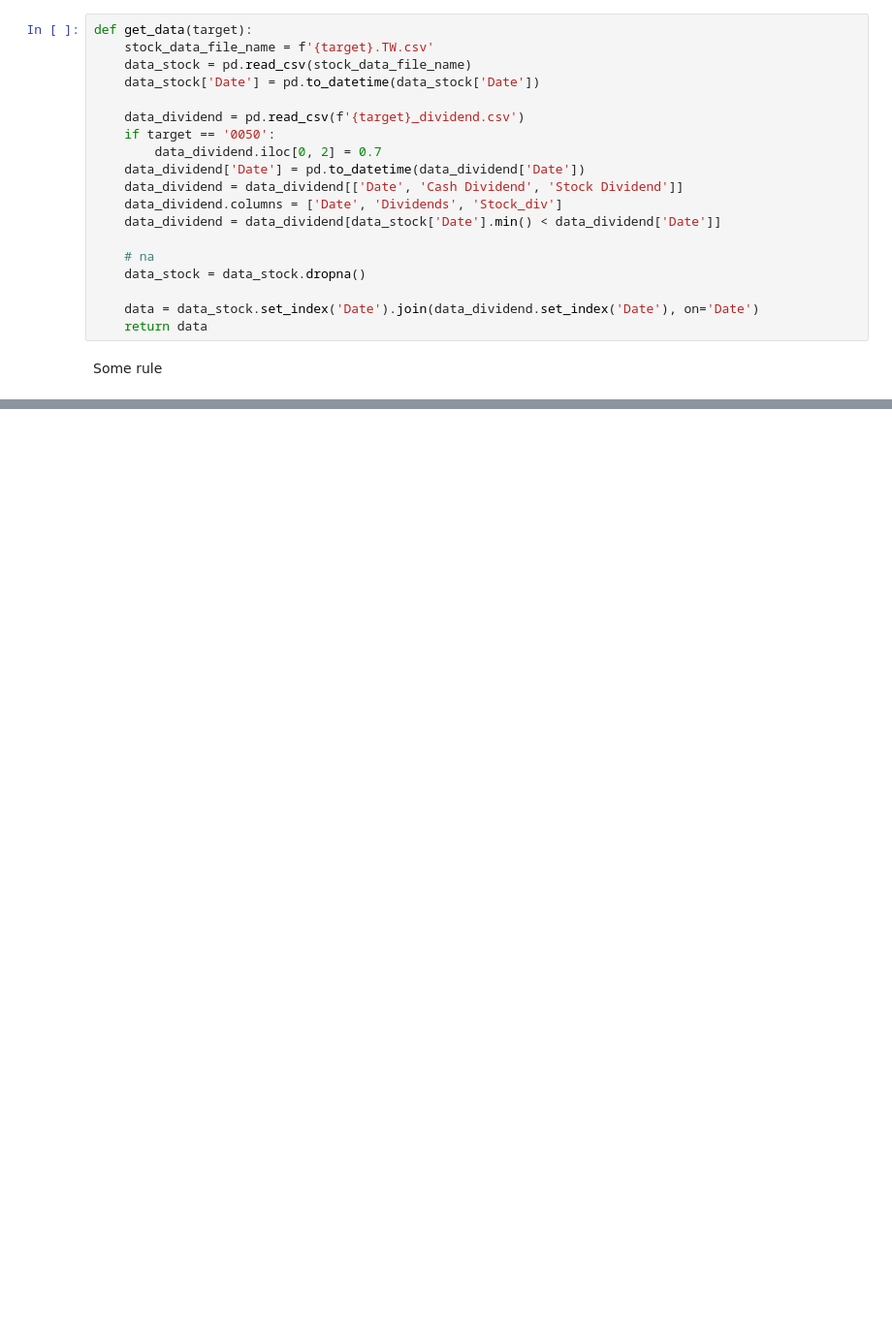
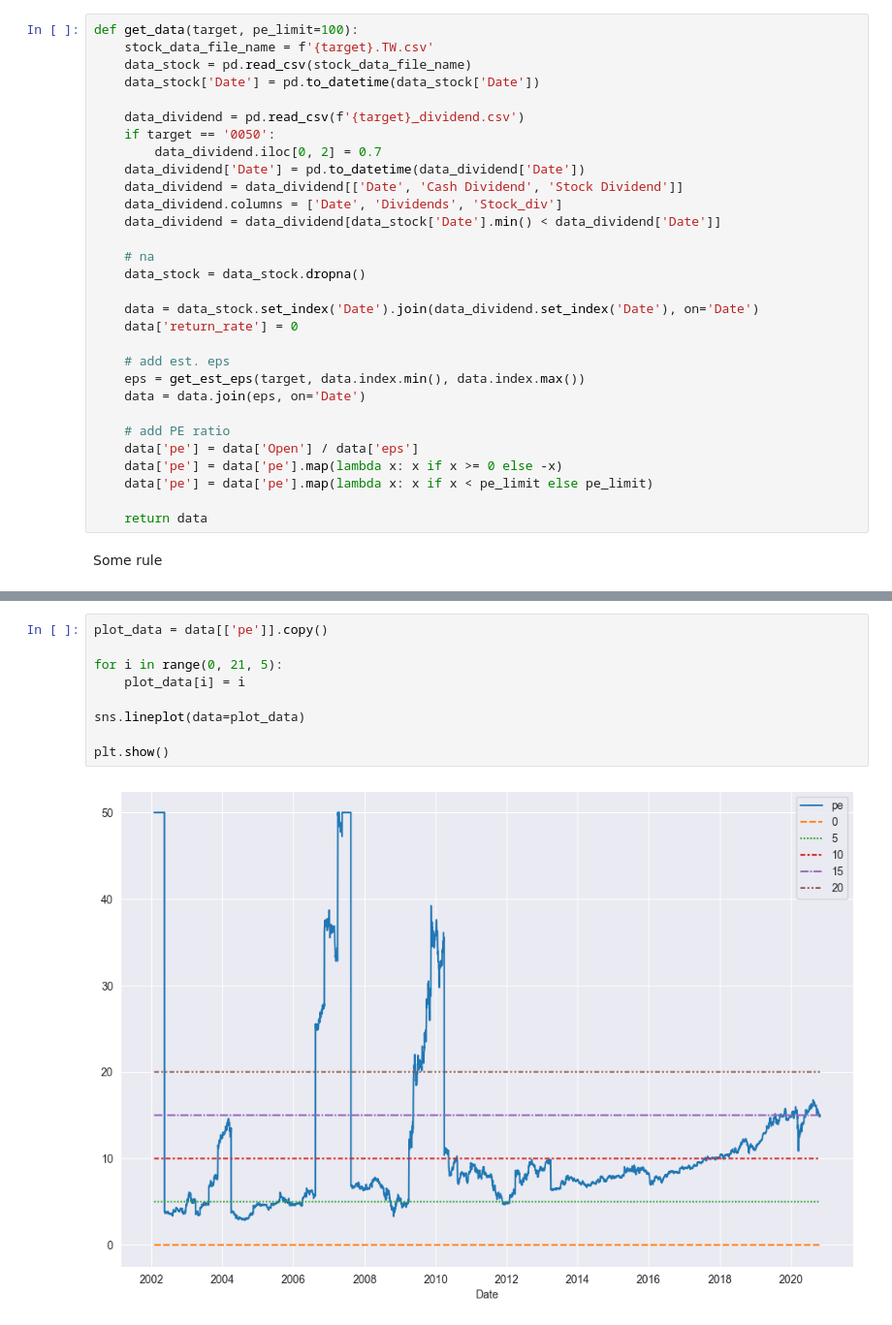
Before and after one commit to PeterChenTW/save_stock_analyze, a Jupyter notebook: main.ipynb, the cells around one changed output, grey strips where cells are left out. Shown at 97% size. Cells and saved outputs as stored; diff of their text form; blank space fills up the shorter version.

Commit message:
add PE ratio

```diff
--- a/main.ipynb
+++ b/main.ipynb
@@ -42,5 +90,5 @@ class StockProcess:
 # %%
-def get_data(target):
+def get_data(target, pe_limit=100):
     stock_data_file_name = f'{target}.TW.csv'
     data_stock = pd.read_csv(stock_data_file_name)
     data_stock['Date'] = pd.to_datetime(data_stock['Date'])
@@ -57,6 +105,17 @@ def get_data(target):
     data_stock = data_stock.dropna()
 
     data = data_stock.set_index('Date').join(data_dividend.set_index('Date'), on='Date')
+    data['return_rate'] = 0
+
+    # add est. eps
+    eps = get_est_eps(target, data.index.min(), data.index.max())
+    data = data.join(eps, on='Date')
+
+    # add PE ratio
+    data['pe'] = data['Open'] / data['eps']
+    data['pe'] = data['pe'].map(lambda x: x if x >= 0 else -x)
+    data['pe'] = data['pe'].map(lambda x: x if x < pe_limit else pe_limit)
+
     return data
 # %% [markdown]
 Some rule
@@ -250,0 +341,11 @@ plt.show()
+# %%
+plot_data = data[['pe']].copy()
+
+for i in range(0, 21, 5):
+    plot_data[i] = i
+
+sns.lineplot(data=plot_data)
+
+plt.show()
+# %% [output]
+[figure, added]
```
Also changed, not shown: parts of 10 cells of this notebook, 12 other files.
